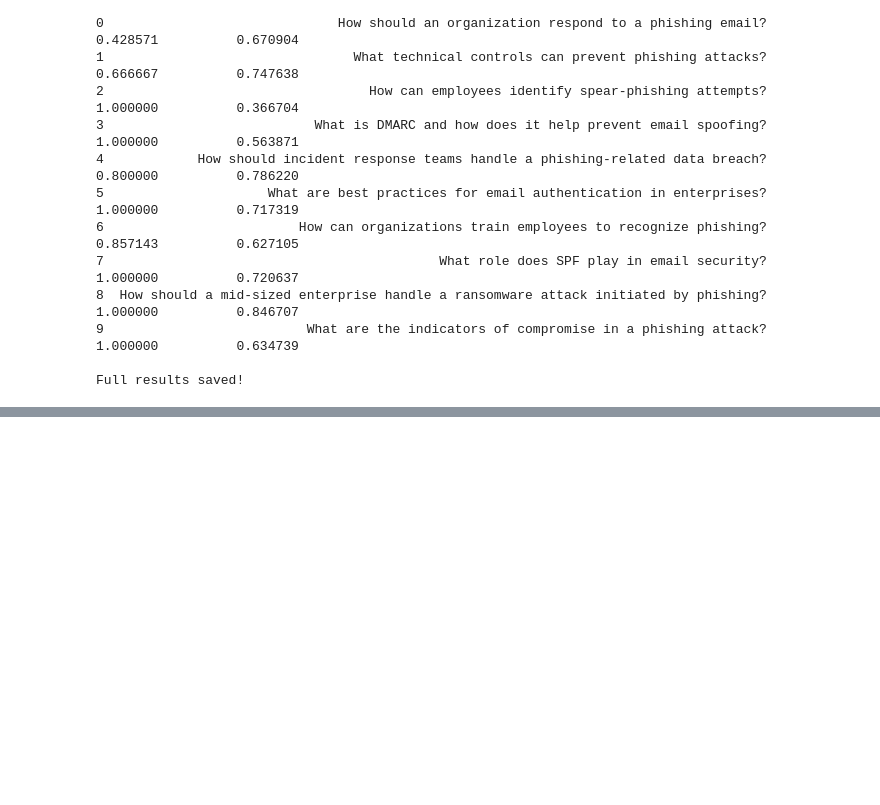
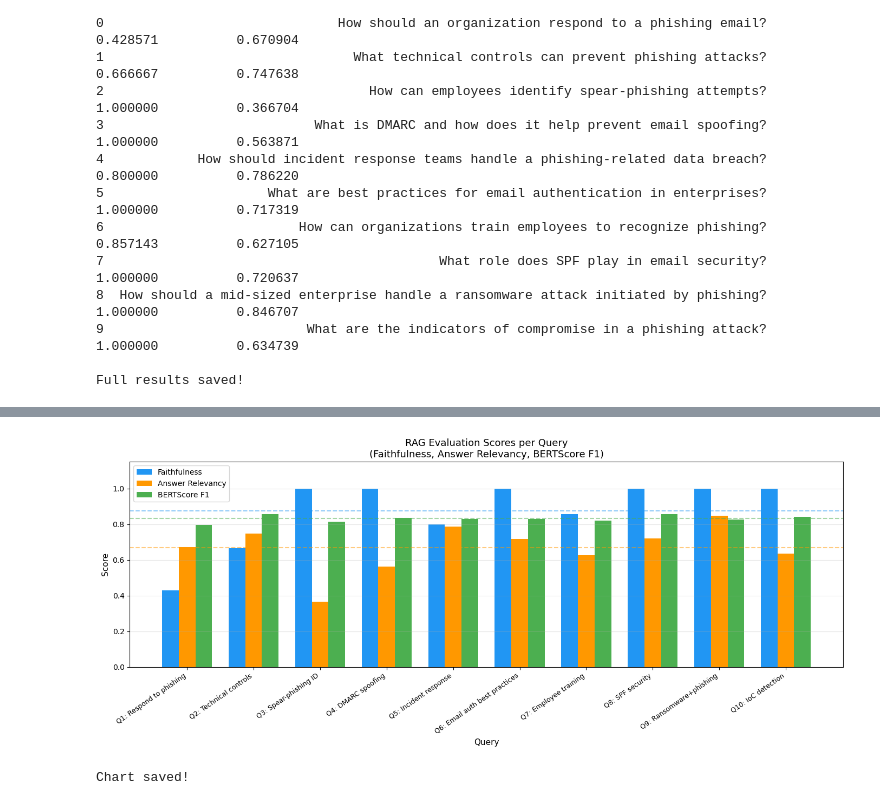
Before and after one commit to Linrui-Li/rag-cybersecurity, a Jupyter notebook: notebooks/03_evaluation.ipynb, the cells around one changed output, grey strips where cells are left out. Drawn from its saved outputs; the diff is of its cells as text; code cells hidden in the pictures; blank space fills up the shorter version.

```diff
--- a/notebooks/03_evaluation.ipynb
+++ b/notebooks/03_evaluation.ipynb
@@ -186,0 +216,47 @@ print(f"\nMean BERTScore F1: {F1.mean():.4f}")
+# %%
+import matplotlib.pyplot as plt
+import matplotlib.patches as mpatches
+import numpy as np
+
+# 短标签
+short_queries = [
+    "Q1: Respond to phishing",
+    "Q2: Technical controls",
+    "Q3: Spear-phishing ID",
+    "Q4: DMARC spoofing",
+    "Q5: Incident response",
+    "Q6: Email auth best practices",
+    "Q7: Employee training",
+    "Q8: SPF security",
+    "Q9: Ransomware+phishing",
+    "Q10: IoC detection"
+]
+
+x = np.arange(len(short_queries))
+width = 0.25
+
+fig, ax = plt.subplots(figsize=(14, 6))
+
+bars1 = ax.bar(x - width, scores_df["faithfulness"], width, label="Faithfulness", color="#2196F3")
+bars2 = ax.bar(x, scores_df["answer_relevancy"], width, label="Answer Relevancy", color="#FF9800")
+bars3 = ax.bar(x + width, scores_df["bertscore_f1"], width, label="BERTScore F1", color="#4CAF50")
+
+ax.set_xlabel("Query", fontsize=11)
+ax.set_ylabel("Score", fontsize=11)
+ax.set_title("RAG Evaluation Scores per Query\n(Faithfulness, Answer Relevancy, BERTScore F1)", fontsize=13)
+ax.set_xticks(x)
+ax.set_xticklabels(short_queries, rotation=35, ha="right", fontsize=9)
+ax.set_ylim(0, 1.15)
+ax.legend(fontsize=10)
+ax.axhline(y=scores_df["faithfulness"].mean(), color="#2196F3", linestyle="--", alpha=0.5)
+ax.axhline(y=scores_df["answer_relevancy"].mean(), color="#FF9800", linestyle="--", alpha=0.5)
+ax.axhline(y=scores_df["bertscore_f1"].mean(), color="#4CAF50", linestyle="--", alpha=0.5)
+ax.grid(axis="y", alpha=0.3)
+
+plt.tight_layout()
+plt.savefig("../outputs/evaluation_scores.png", dpi=150, bbox_inches="tight")
+plt.show()
+print("Chart saved!")
+# %% [output]
+[figure, added]
+Chart saved!
```
Also changed, not shown: parts of 1 cell of this notebook.
